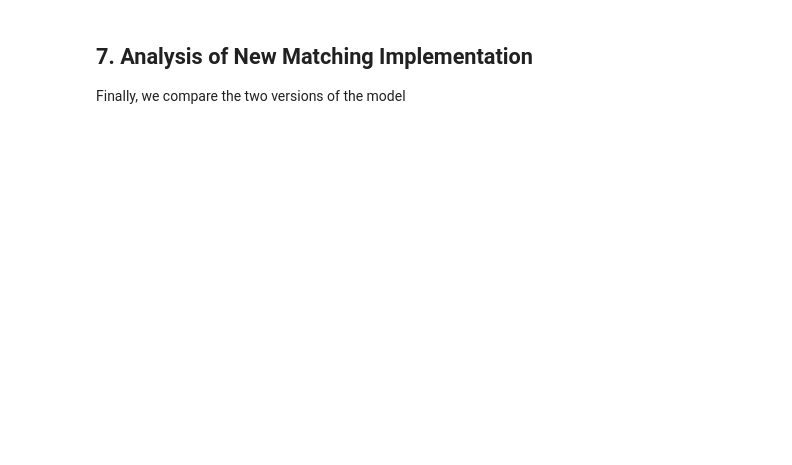
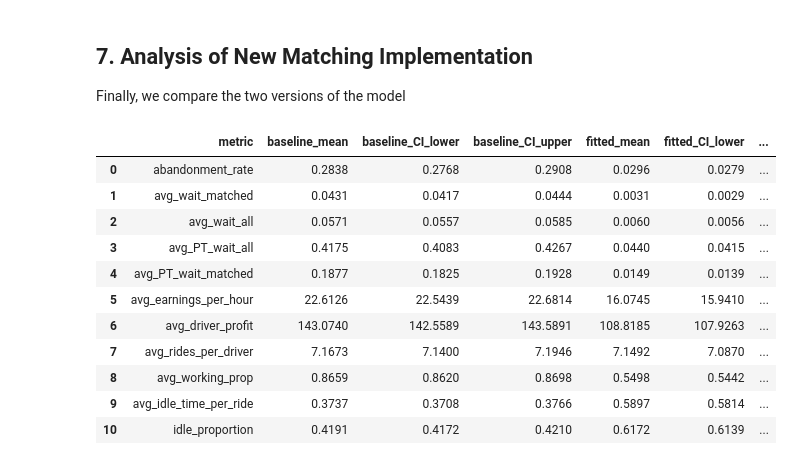
Before and after one commit to ekfortin9059/Simulation-Group-Project-1, a Jupyter notebook: improvement1.ipynb, the cells around one changed output. Saved outputs shown, nothing was run; the diff lists cells and outputs as text; code cells hidden in the pictures; blank space fills up the shorter version.

Commit message:
metrics table

```diff
--- a/improvement1.ipynb
+++ b/improvement1.ipynb
@@ -678,0 +685,3 @@ print(summary_bm)
+# %%
+summary_fitted = run_replications(100, 0,0, "fitted", 100)
+print(summary_fitted)
@@ -757,26 +790,45 @@ Finally, we compare the two versions of the model
 # %%
 metrics = summary_bm.keys()
 
 rows = []
 
 for m in metrics:
     rows.append({
         "metric": m,
         "baseline_mean": summary_bm[m]["mean"],
         "baseline_CI_lower": summary_bm[m]["CI_lower"],
         "baseline_CI_upper": summary_bm[m]["CI_upper"],
-        "newmodel_mean": summary_nm[m]["mean"],
-        "newmodel_CI_lower": summary_nm[m]["CI_lower"],
-        "newmodel_CI_upper": summary_nm[m]["CI_upper"]
+        "fitted_mean": summary_fitted[m]["mean"],
+        "fitted_CI_lower": summary_fitted[m]["CI_lower"],
+        "fitted_CI_upper": summary_fitted[m]["CI_upper"],
+        "extended_mean": summary_nm[m]["mean"],
+        "extended_CI_lower": summary_nm[m]["CI_lower"],
+        "extended_CI_upper": summary_nm[m]["CI_upper"]
     })
 
 comparison_df = pd.DataFrame(rows)
-
-comparison_df["difference"] = (
-    comparison_df["improved_mean"] - comparison_df["baseline_mean"]
+comparison_df["Difference(B-F)"] = (
+    comparison_df["baseline_mean"] - comparison_df["fitted_mean"]
+)
+comparison_df["Difference(F-E)"] = (
+    comparison_df["fitted_mean"] - comparison_df["extended_mean"]
 )
 
+
 comparison_df.round(4)
+# %% [output]
+|  | metric | baseline_mean | baseline_CI_lower | baseline_CI_upper | fitted_mean | fitted_CI_lower | ... |
+| 0 | abandonment_rate | 0.2838 | 0.2768 | 0.2908 | 0.0296 | 0.0279 | ... |
+| 1 | avg_wait_matched | 0.0431 | 0.0417 | 0.0444 | 0.0031 | 0.0029 | ... |
+| 2 | avg_wait_all | 0.0571 | 0.0557 | 0.0585 | 0.0060 | 0.0056 | ... |
+| 3 | avg_PT_wait_all | 0.4175 | 0.4083 | 0.4267 | 0.0440 | 0.0415 | ... |
+| 4 | avg_PT_wait_matched | 0.1877 | 0.1825 | 0.1928 | 0.0149 | 0.0139 | ... |
+| 5 | avg_earnings_per_hour | 22.6126 | 22.5439 | 22.6814 | 16.0745 | 15.9410 | ... |
+| 6 | avg_driver_profit | 143.0740 | 142.5589 | 143.5891 | 108.8185 | 107.9263 | ... |
+| 7 | avg_rides_per_driver | 7.1673 | 7.1400 | 7.1946 | 7.1492 | 7.0870 | ... |
+| 8 | avg_working_prop | 0.8659 | 0.8620 | 0.8698 | 0.5498 | 0.5442 | ... |
+| 9 | avg_idle_time_per_ride | 0.3737 | 0.3708 | 0.3766 | 0.5897 | 0.5814 | ... |
+| 10 | idle_proportion | 0.4191 | 0.4172 | 0.4210 | 0.6172 | 0.6139 | ... |
 # %%
 # function to extract mean and CI
 def extract(metric):
```
Also changed, not shown: parts of 8 cells of this notebook.
